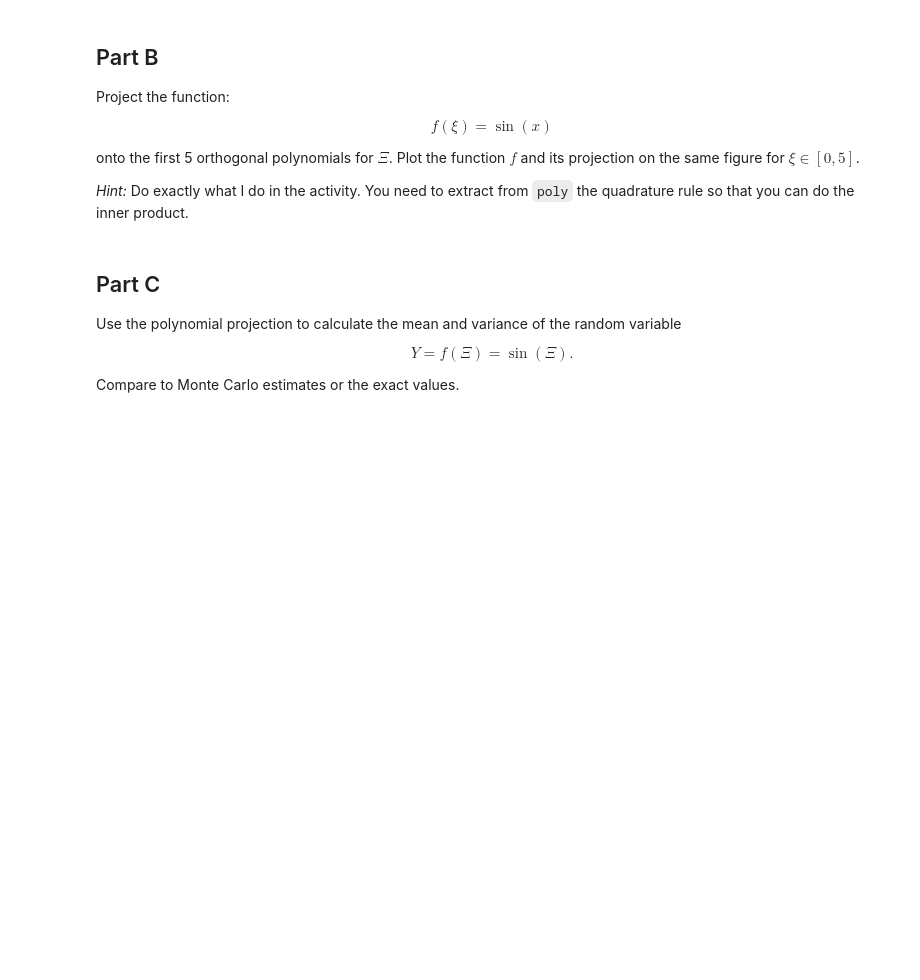
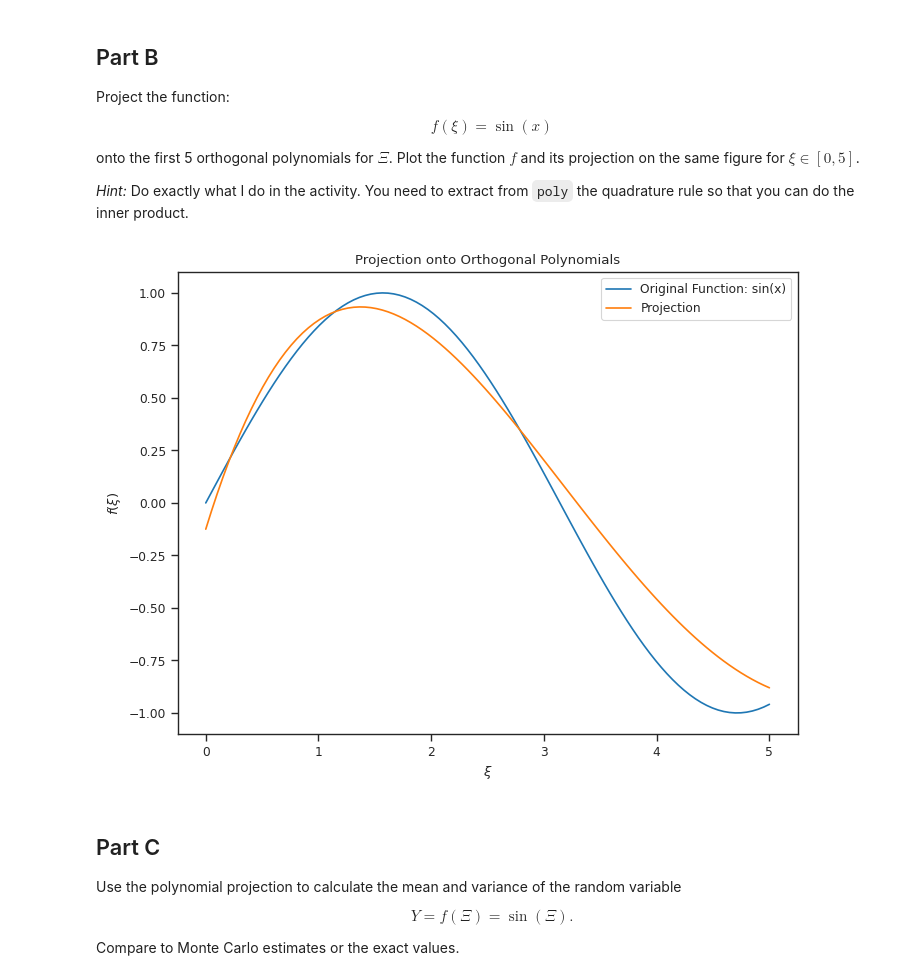
Before and after one commit to Harrydirk41/Hearthstone-MCTS, a Jupyter notebook: book/homework/03_homework.ipynb, the cells around one changed output. Cells and saved outputs as stored; diff of their text form; code cells hidden in the pictures; blank space fills up the shorter version.

```diff
--- a/book/homework/03_homework.ipynb
+++ b/book/homework/03_homework.ipynb
@@ -252,3 +338,39 @@ onto the first 5 orthogonal polynomials for $\Xi$. Plot the function $f$ and its
+# %%
+
+import torch
+import matplotlib.pyplot as plt
+from scipy.special import eval_laguerre
+from scipy.integrate import quad
+
+def f(xi):
+    return torch.sin(xi)
+
+xi = torch.linspace(0, 5, 100)
+def weight_function(x):
+    return torch.exp(-x) * (x >= 0)
+degree = 5
+coefficients = []
+for i in range(degree):
+    def integrand(x):
+        return f(torch.tensor(x)).numpy() * eval_laguerre(i, x) * torch.exp(torch.tensor(-x)).numpy()
+
+    integral_result, _ = quad(integrand, 0, torch.inf)
+    coefficients.append(integral_result)
+projection = torch.zeros_like(xi, dtype=torch.float64)
+for i in range(degree):
+    projection += coefficients[i] * eval_laguerre(i, xi.numpy())
+
+plt.figure(figsize=(8, 6))
+plt.plot(xi.numpy(), f(xi).numpy(), label="Original Function: sin(x)")
+plt.plot(xi.numpy(), projection, label="Projection")
+
+plt.xlabel(r'$\xi$')
+plt.ylabel(r'$f(\xi)$')
+plt.title("Projection onto Orthogonal Polynomials")
+plt.legend()
+plt.show()
+# %% [output]
+[figure, added]
 # %% [markdown]
 ## Part C
 
```
Also changed, not shown: parts of 15 cells of this notebook.
